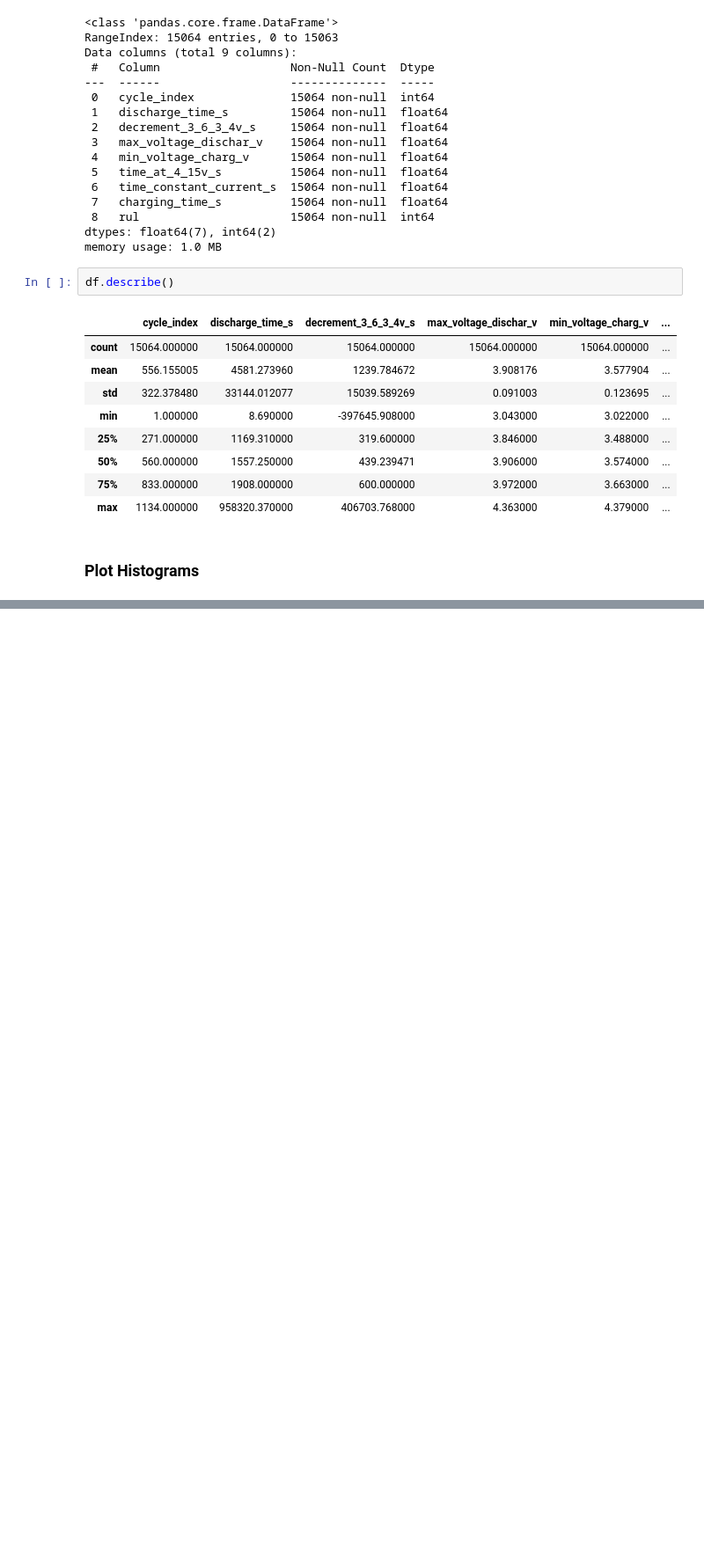
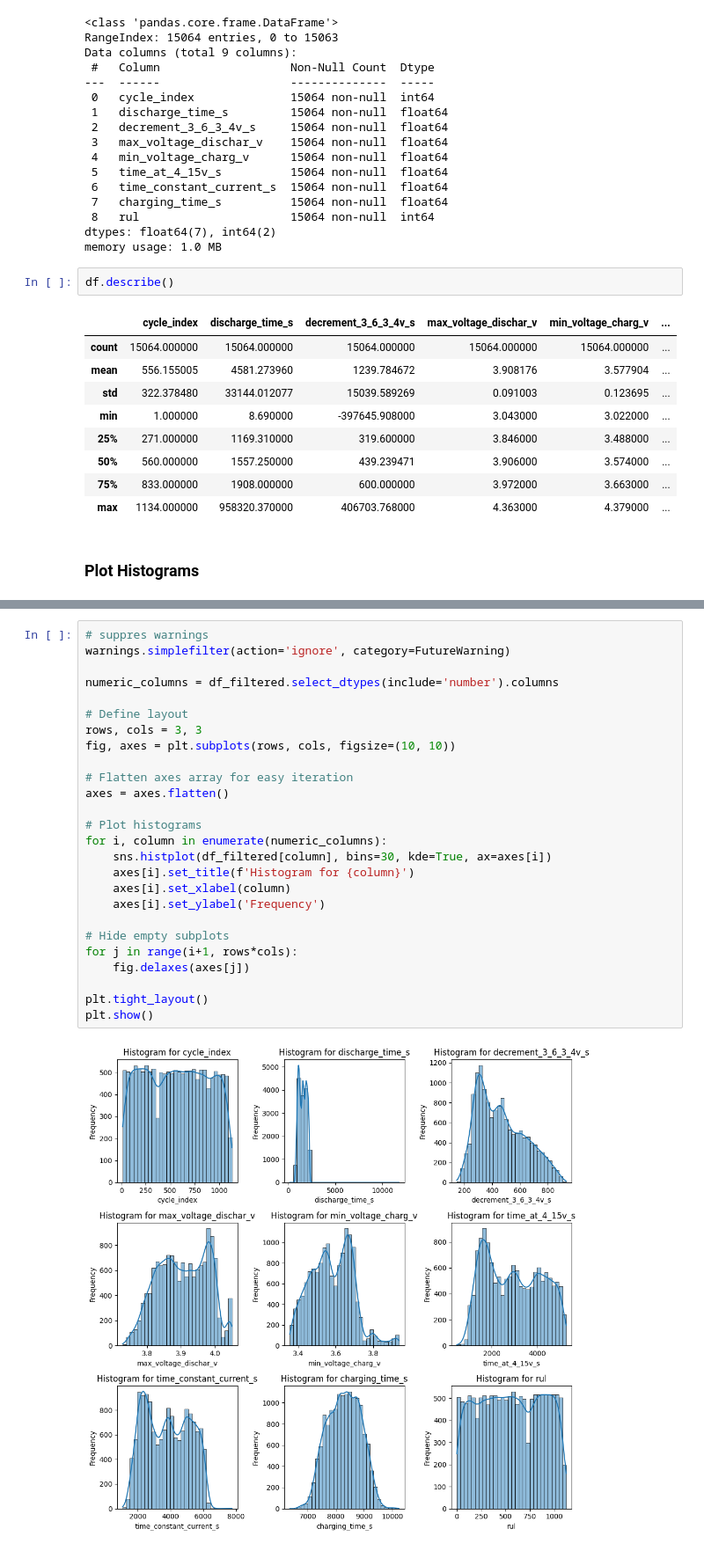
Before and after one commit to gregorywmorris/batteryrul, a Jupyter notebook: battery_rul.ipynb, the cells around one changed output, grey strips where cells are left out. Shown at 88% size. Cells and saved outputs as stored; diff of their text form; blank space fills up the shorter version.

```diff
--- a/battery_rul.ipynb
+++ b/battery_rul.ipynb
@@ -123,0 +287,28 @@ plt.show()
+# %%
+# suppres warnings
+warnings.simplefilter(action='ignore', category=FutureWarning)
+
+numeric_columns = df_filtered.select_dtypes(include='number').columns
+
+# Define layout
+rows, cols = 3, 3
+fig, axes = plt.subplots(rows, cols, figsize=(10, 10))
+
+# Flatten axes array for easy iteration
+axes = axes.flatten()
+
+# Plot histograms
+for i, column in enumerate(numeric_columns):
+    sns.histplot(df_filtered[column], bins=30, kde=True, ax=axes[i])
+    axes[i].set_title(f'Histogram for {column}')
+    axes[i].set_xlabel(column)
+    axes[i].set_ylabel('Frequency')
+
+# Hide empty subplots
+for j in range(i+1, rows*cols):
+    fig.delaxes(axes[j])
+
+plt.tight_layout()
+plt.show()
+# %% [output]
+[figure, added]
```
Also changed, not shown: parts of 17 cells of this notebook, 1 other file.
